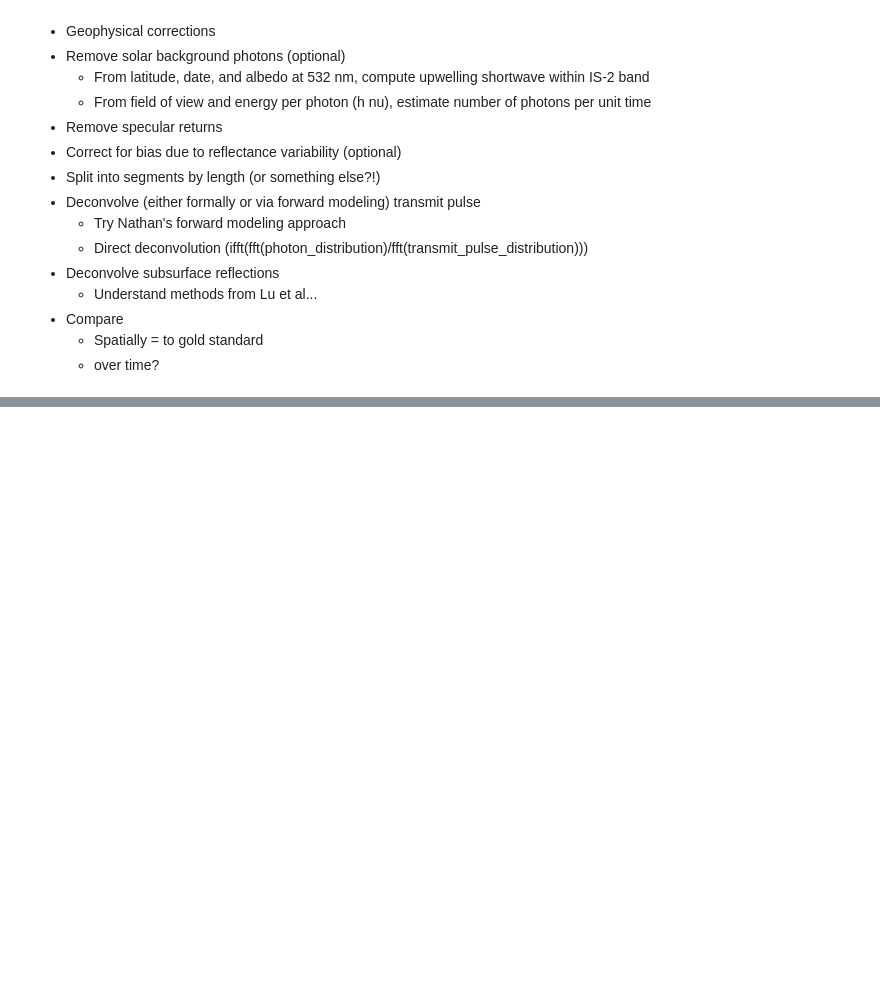
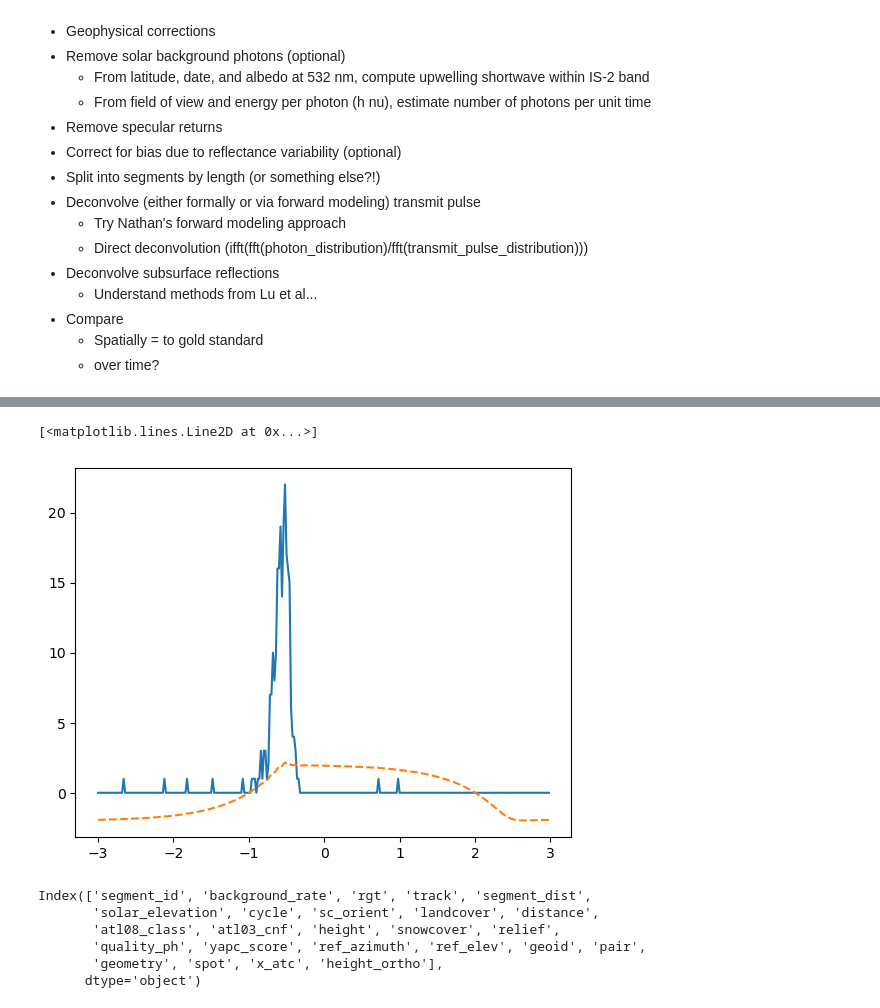
Before and after one commit to ICESAT-2HackWeek/surfit, a Jupyter notebook: contributors/david/roughness_example.ipynb, the cells around one changed output, grey strips where cells are left out. Drawn from its saved outputs; the diff is of its cells as text; code cells hidden in the pictures; blank space fills up the shorter version.

```diff
--- a/contributors/david/roughness_example.ipynb
+++ b/contributors/david/roughness_example.ipynb
@@ -43,0 +247,17 @@ region = sliderule.toregion(os.path.join('..','..','data','bbox_' + site + '.geo
+# %%
+# Plot
+
+plt.plot(bins[:-1], emp)
+plt.plot(bins[:-1], decon, '--')
+# %% [output]
+[<matplotlib.lines.Line2D at 0x...>]
+[figure, added]
+# %%
+D3.columns
+# %% [output]
+Index(['segment_id', 'background_rate', 'rgt', 'track', 'segment_dist',
+       'solar_elevation', 'cycle', 'sc_orient', 'landcover', 'distance',
+       'atl08_class', 'atl03_cnf', 'height', 'snowcover', 'relief',
+       'quality_ph', 'yapc_score', 'ref_azimuth', 'ref_elev', 'geoid', 'pair',
+       'geometry', 'spot', 'x_atc', 'height_ortho'],
+      dtype='object')
```
Also changed, not shown: parts of 18 cells of this notebook.
